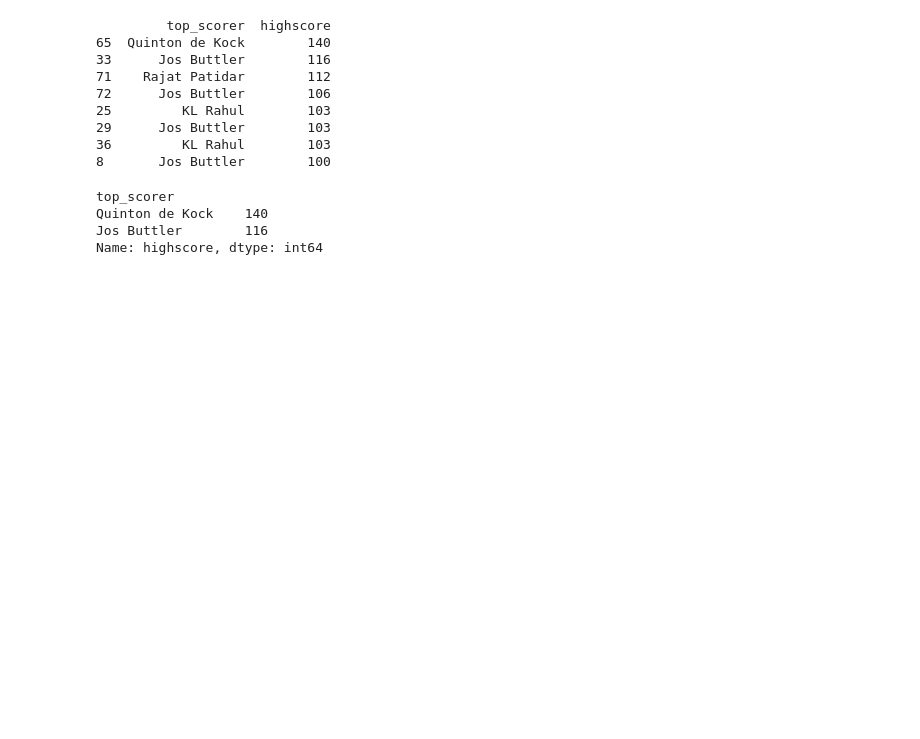
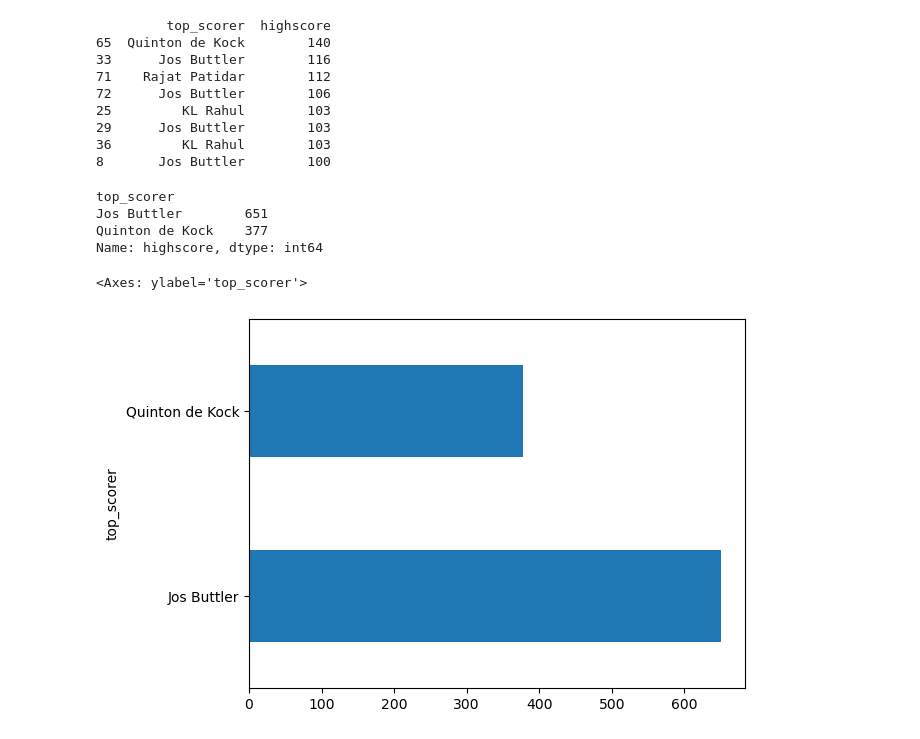
Before and after one commit to Harshal3304/Ipl-2022-capstone-project, a Jupyter notebook: ipl_capstone_project.ipynb, the cells around one changed output. Saved outputs shown, nothing was run; the diff lists cells and outputs as text; code cells hidden in the pictures; blank space fills up the shorter version.

```diff
--- a/ipl_capstone_project.ipynb
+++ b/ipl_capstone_project.ipynb
@@ -162,8 +162,15 @@ print(century_count)
 36         KL Rahul        103
 8       Jos Buttler        100
 # %%
+high = df.groupby('top_scorer')['highscore'].sum().sort_values(ascending=False).head(2)
+high
 # %% [output]
 top_scorer
-Quinton de Kock    140
-Jos Buttler        116
+Jos Buttler        651
+Quinton de Kock    377
 Name: highscore, dtype: int64
+# %%
+high.plot(kind='barh')
+# %% [output]
+<Axes: ylabel='top_scorer'>
+[figure, added]
```
Also changed, not shown: parts of 7 cells of this notebook.
